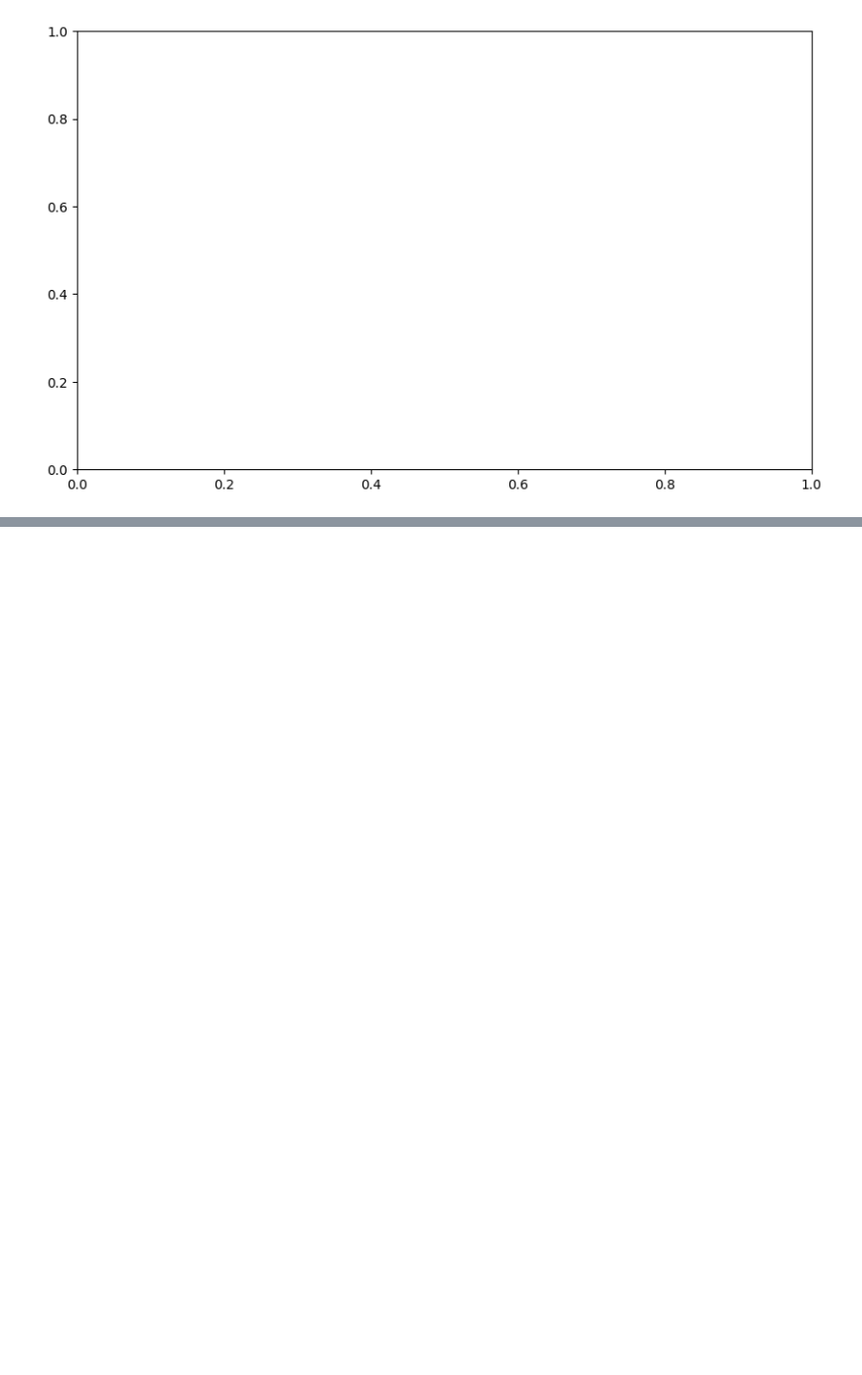
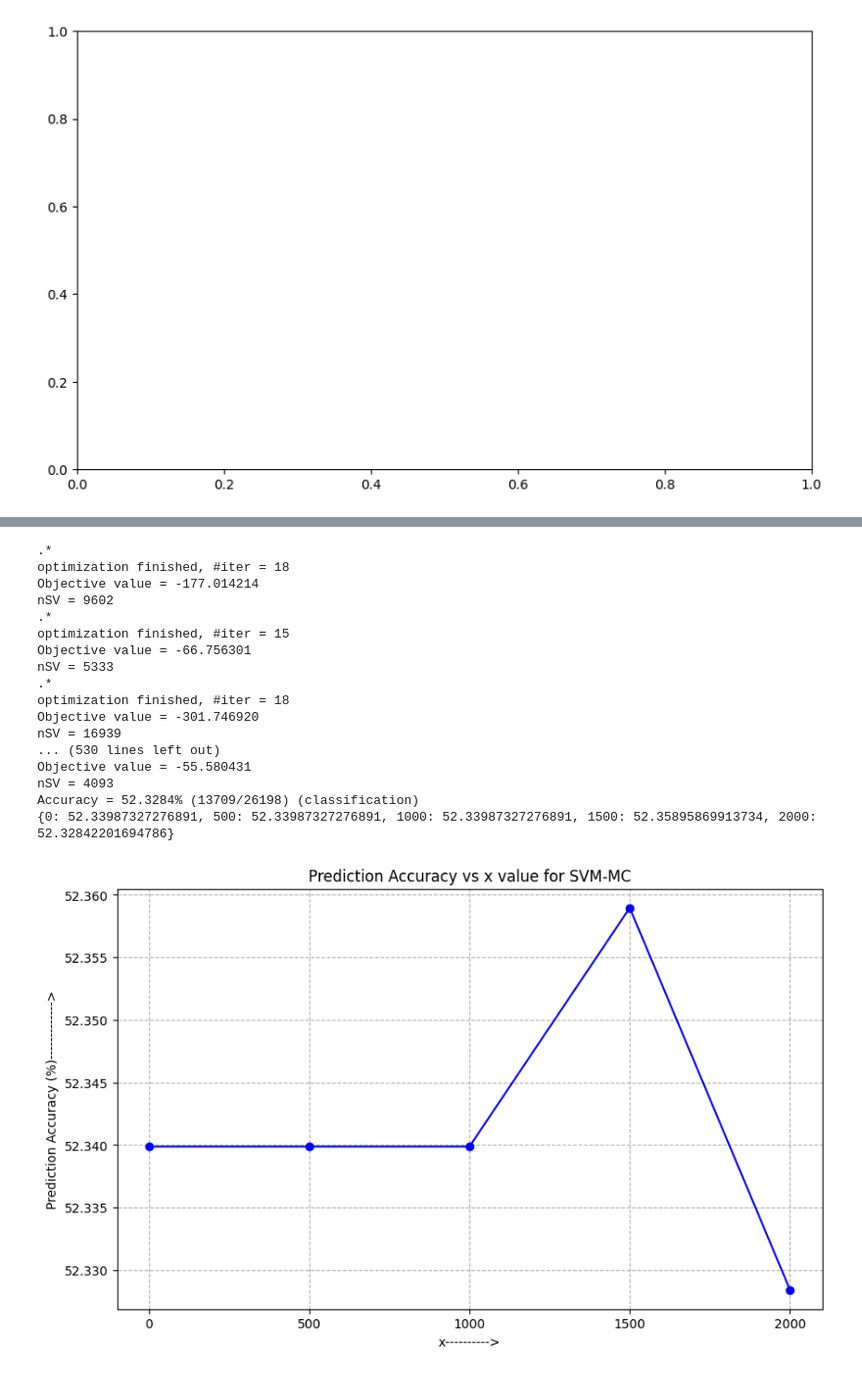
Before and after one commit to deekshaf7/CS512_lab1, a Jupyter notebook: Lab_1/Q3_5.ipynb, the cells around one changed output, grey strips where cells are left out. Shown at 98% size. Drawn from its saved outputs; the diff is of its cells as text; code cells hidden in the pictures; blank space fills up the shorter version.

```diff
--- a/Lab_1/Q3_5.ipynb
+++ b/Lab_1/Q3_5.ipynb
@@ -97,11 +78,34 @@ TypeError: transform_training_data() missing 1 required positional argument: 'x'
 # %%
 #2 SVM-MC part
 # Best value of c for CRF found in 3a is 1000
 c = 1000
+accuracy_values_svm_mc_x = {}
 #Preprocess the data to work with the SVM-MC model and Calculate accuracy values for each x value
-for i in x_values:
-    accuracy = svm_mc(c, i)
+for x in x_values:
+    accuracy_values_svm_mc_x[x] = svm_mc(c, i,1)
 
-plot_accuracy(x_values, accuracy, "SVM-MC", "x")
+print(accuracy_values_svm_mc_x)
+accuracy_values_array_mc_x = list(accuracy_values_svm_mc_x.values())
+
+plot_accuracy(x_values, accuracy_values_array_mc_x, "SVM-MC", "x",5)
 
 #Observations
+# %% [output]
+.*
+optimization finished, #iter = 18
+Objective value = -177.014214
+nSV = 9602
+.*
+optimization finished, #iter = 15
+Objective value = -66.756301
+nSV = 5333
+.*
+optimization finished, #iter = 18
+Objective value = -301.746920
+nSV = 16939
+... (530 lines left out)
+Objective value = -55.580431
+nSV = 4093
+Accuracy = 52.3284% (13709/26198) (classification)
+{0: 52.33987327276891, 500: 52.33987327276891, 1000: 52.33987327276891, 1500: 52.35895869913734, 2000: 52.32842201694786}
+[figure, added]
```
Also changed, not shown: parts of 4 cells of this notebook, 3 other files.
